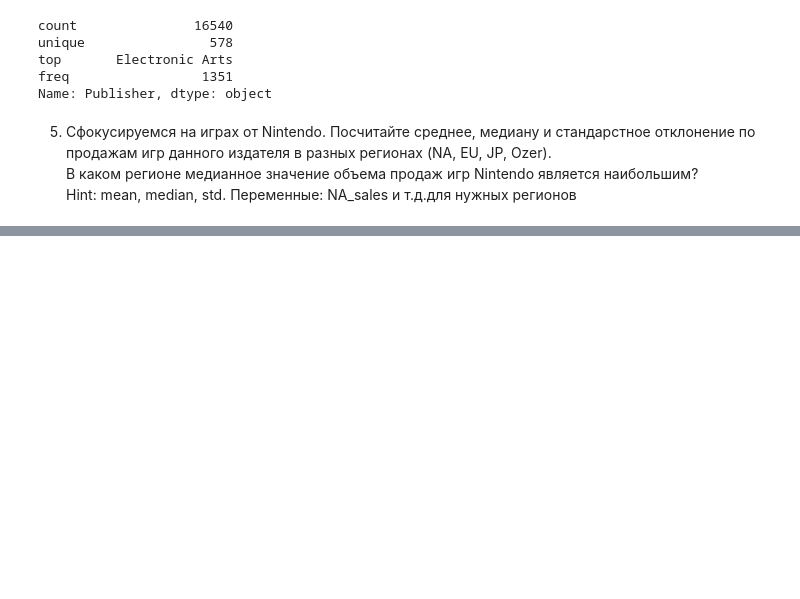
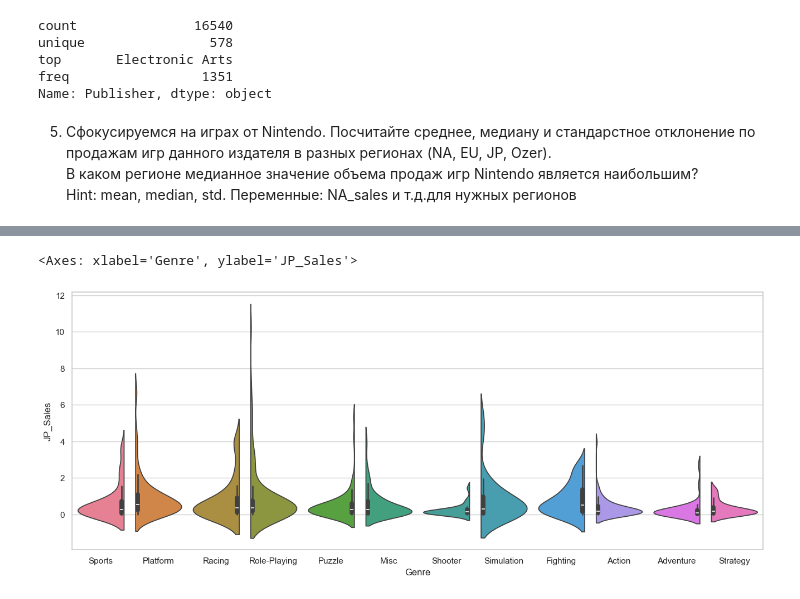
Before and after one commit to Praldmur/Simulation, a Jupyter notebook: 6_mod/1.ipynb, the cells around one changed output, grey strips where cells are left out. Cells and saved outputs as stored; diff of their text form; code cells hidden in the pictures; blank space fills up the shorter version.

```diff
--- a/6_mod/1.ipynb
+++ b/6_mod/1.ipynb
@@ -219,0 +316,5 @@ df.loc[df.Publisher == 'Nintendo']
+# %%
+sns.violinplot(data=df.query("Publisher == 'Nintendo'"), x='Genre', y='JP_Sales', hue='Genre', split=True)
+# %% [output]
+<Axes: xlabel='Genre', ylabel='JP_Sales'>
+[figure, added]
```
Also changed, not shown: parts of 12 cells of this notebook.
